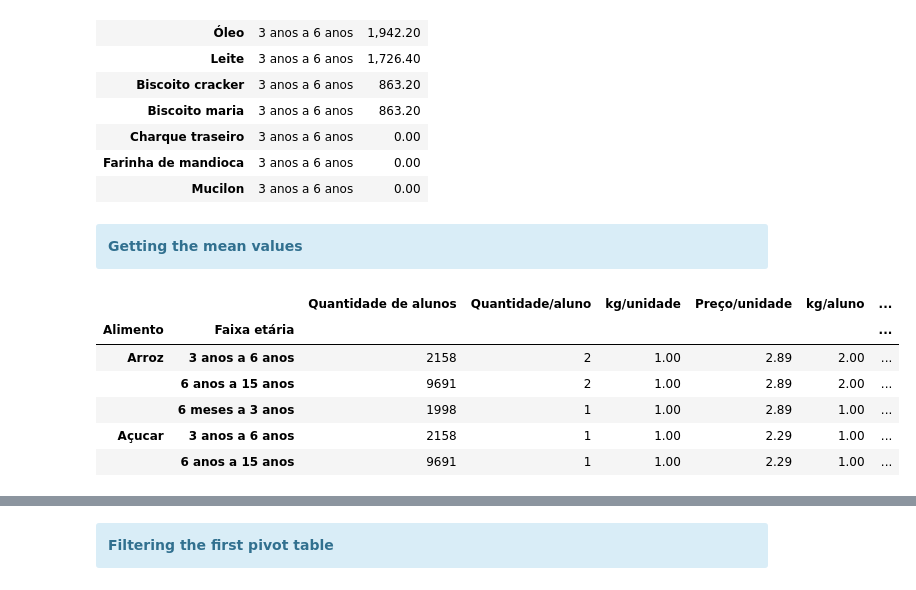
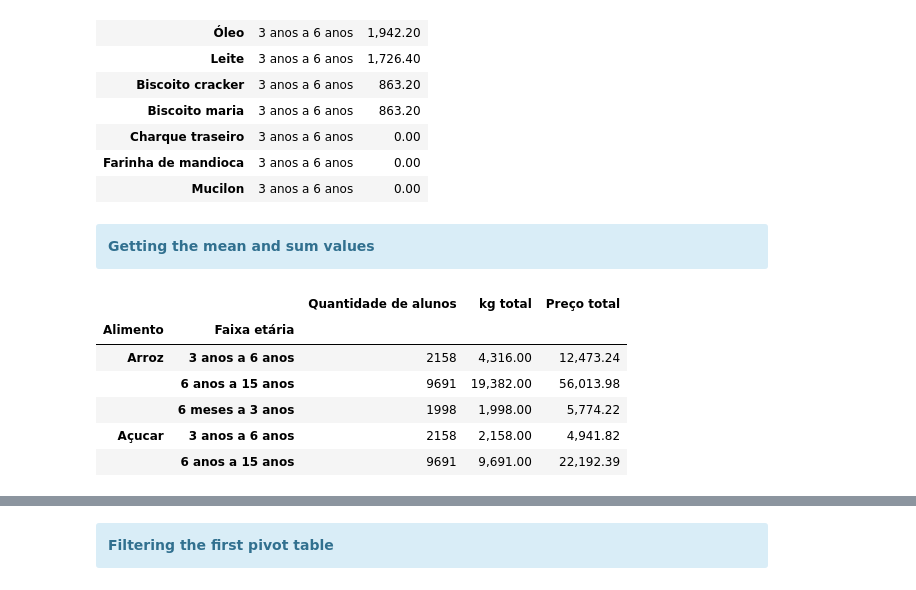
Before and after one commit to Empanator/Cestas_por_grupo, a Jupyter notebook: Cestas por grupo.ipynb, the cells around one changed output, grey strips where cells are left out. Drawn from its saved outputs; the diff is of its cells as text; code cells hidden in the pictures.

```diff
--- a/Cestas por grupo.ipynb
+++ b/Cestas por grupo.ipynb
@@ -149,16 +187,18 @@ df0
 | Mucilon | 3 anos a 6 anos | 0.00 |
 # %% [markdown]
 <div class="alert alert-block alert-info">
-<b>Getting the mean values</b>
+<b>Getting the mean and sum values</b>
 </div>
 # %%
 df1 = df.groupby(['Alimento', 'Faixa etária']).mean()
+df1.drop(columns = ['Quantidade/aluno', 'kg/unidade', 'Preço/unidade',
+                    'kg/aluno', 'Preço/aluno'], inplace = True)
 df1.head()
 # %% [output]
-|  |  | Quantidade de alunos | Quantidade/aluno | kg/unidade | Preço/unidade | kg/aluno | ... |
-| Alimento | Faixa etária |  |  |  |  |  | ... |
-| Arroz | 3 anos a 6 anos | 2158 | 2 | 1.00 | 2.89 | 2.00 | ... |
-|  | 6 anos a 15 anos | 9691 | 2 | 1.00 | 2.89 | 2.00 | ... |
-|  | 6 meses a 3 anos | 1998 | 1 | 1.00 | 2.89 | 1.00 | ... |
-| Açucar | 3 anos a 6 anos | 2158 | 1 | 1.00 | 2.29 | 1.00 | ... |
-|  | 6 anos a 15 anos | 9691 | 1 | 1.00 | 2.29 | 1.00 | ... |
+|  |  | Quantidade de alunos | kg total | Preço total |
+| Alimento | Faixa etária |  |  |  |
+| Arroz | 3 anos a 6 anos | 2158 | 4,316.00 | 12,473.24 |
+|  | 6 anos a 15 anos | 9691 | 19,382.00 | 56,013.98 |
+|  | 6 meses a 3 anos | 1998 | 1,998.00 | 5,774.22 |
+| Açucar | 3 anos a 6 anos | 2158 | 2,158.00 | 4,941.82 |
+|  | 6 anos a 15 anos | 9691 | 9,691.00 | 22,192.39 |
```
Also changed, not shown: parts of 3 cells of this notebook.
